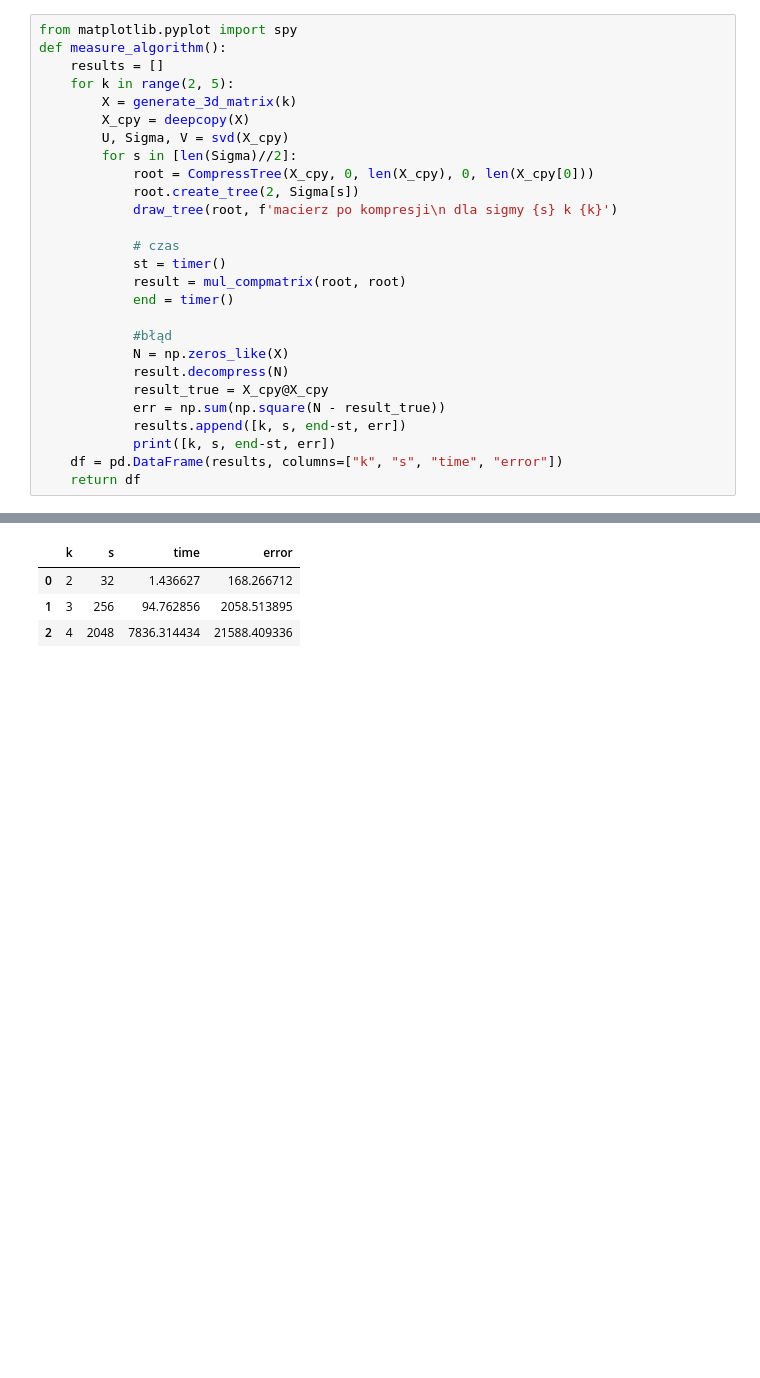
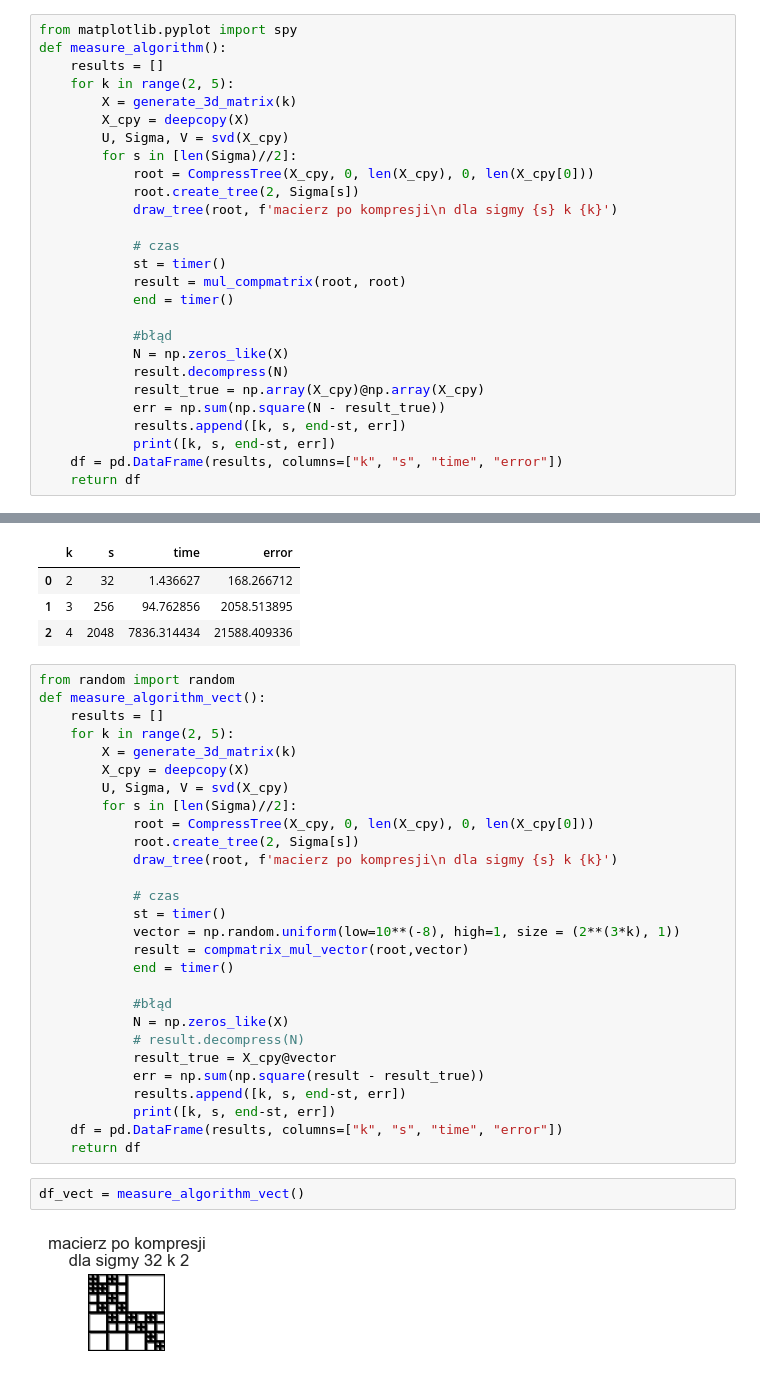
Before and after one commit to puszekjuliuszek/macierzowe, a Jupyter notebook: zestaw5/set5.ipynb, the cells around one changed output, grey strips where cells are left out. Drawn from its saved outputs; the diff is of its cells as text; blank space fills up the shorter version.

```diff
--- a/zestaw5/set5.ipynb
+++ b/zestaw5/set5.ipynb
@@ -31,7 +31,7 @@ def measure_algorithm():
             #błąd
             N = np.zeros_like(X)
             result.decompress(N)
-            result_true = X_cpy@X_cpy
+            result_true = np.array(X_cpy)@np.array(X_cpy)
             err = np.sum(np.square(N - result_true))
             results.append([k, s, end-st, err])
             print([k, s, end-st, err])
@@ -53,3 +53,35 @@ df
 | 0 | 2 | 32 | 1.436627 | 168.266712 |
 | 1 | 3 | 256 | 94.762856 | 2058.513895 |
 | 2 | 4 | 2048 | 7836.314434 | 21588.409336 |
+# %%
+from random import random
+def measure_algorithm_vect():
+    results = []
+    for k in range(2, 5):
+        X = generate_3d_matrix(k)
+        X_cpy = deepcopy(X)
+        U, Sigma, V = svd(X_cpy)
+        for s in [len(Sigma)//2]:
+            root = CompressTree(X_cpy, 0, len(X_cpy), 0, len(X_cpy[0]))
+            root.create_tree(2, Sigma[s])
+            draw_tree(root, f'macierz po kompresji\n dla sigmy {s} k {k}')
+
+            # czas
+            st = timer()
+            vector = np.random.uniform(low=10**(-8), high=1, size = (2**(3*k), 1))
+            result = compmatrix_mul_vector(root,vector)
+            end = timer()
+
+            #błąd
+            N = np.zeros_like(X)
+            # result.decompress(N)
+            result_true = X_cpy@vector
+            err = np.sum(np.square(result - result_true))
+            results.append([k, s, end-st, err])
+            print([k, s, end-st, err])
+    df = pd.DataFrame(results, columns=["k", "s", "time", "error"])
+    return df
+# %%
+df_vect = measure_algorithm_vect()
+# %% [output]
+[figure, added]
```
Also changed, not shown: parts of 4 cells of this notebook, 6 other files.
